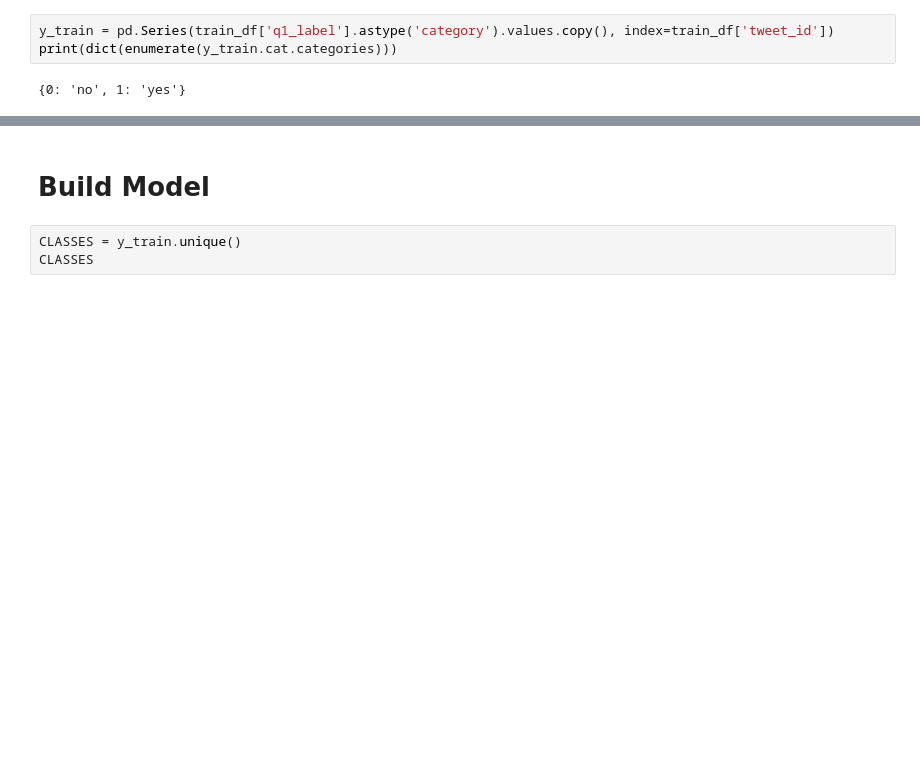
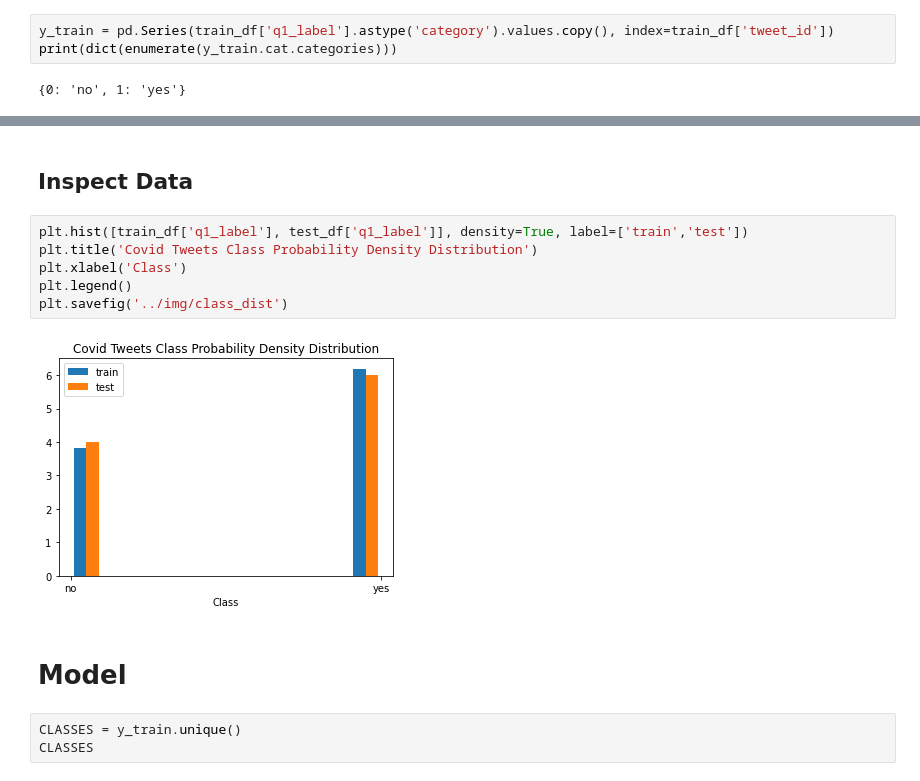
Before and after one commit to yuxiang-zhang/ai-nb-bow, a Jupyter notebook: code/prototype.ipynb, the cells around one changed output, grey strips where cells are left out. Drawn from its saved outputs; the diff is of its cells as text; blank space fills up the shorter version.

Commit message:
add distribution and confusion matrix plots; refactor code

```diff
--- a/code/prototype.ipynb
+++ b/code/prototype.ipynb
@@ -39,5 +58,15 @@ print(dict(enumerate(y_train.cat.categories)))
+# %% [markdown]
+## Inspect Data
+# %%
+plt.hist([train_df['q1_label'], test_df['q1_label']], density=True, label=['train','test'])
+plt.title('Covid Tweets Class Probability Density Distribution')
+plt.xlabel('Class')
+plt.legend()
+plt.savefig('../img/class_dist')
+# %% [output]
+[figure, added]
 # %% [markdown]
-# Build Model
+# Model
 # %%
 CLASSES = y_train.unique()
 CLASSES
```
Also changed, not shown: parts of 19 cells of this notebook.
